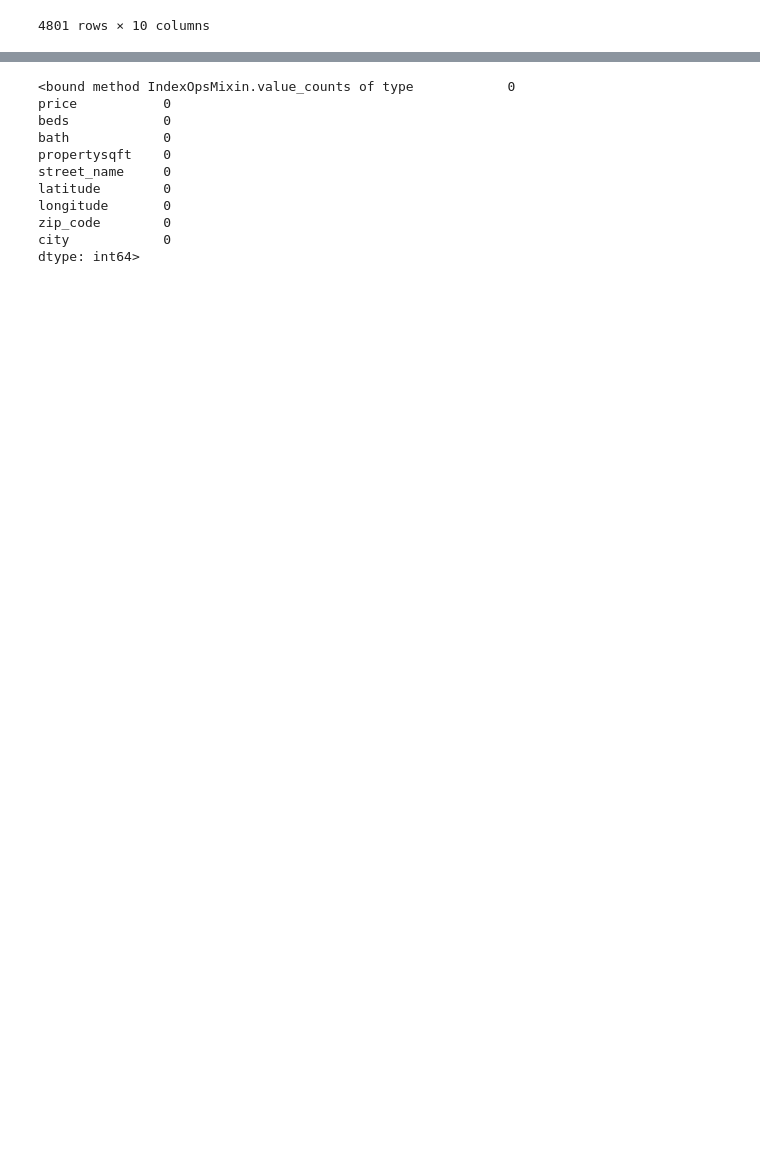
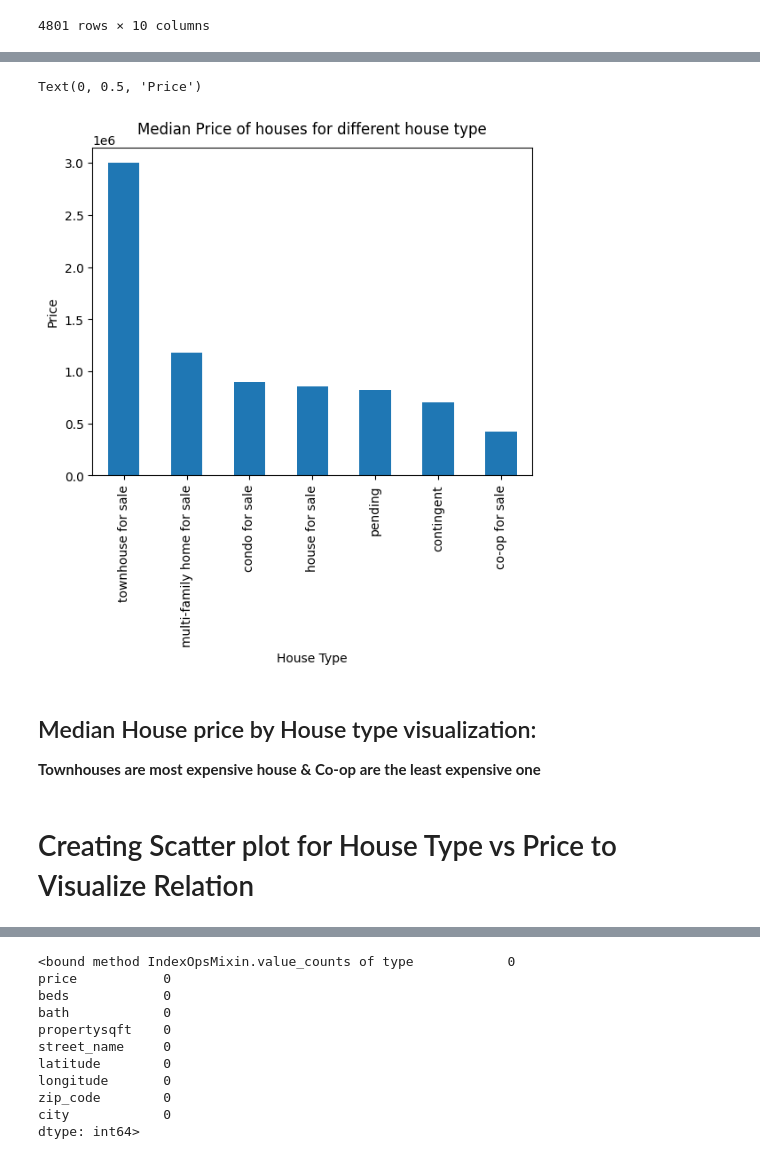
Before and after one commit to samihaque/ny-house-price, a Jupyter notebook: code/data_cleaning.ipynb, the cells around one changed output, grey strips where cells are left out. Drawn from its saved outputs; the diff is of its cells as text; code cells hidden in the pictures; blank space fills up the shorter version.

```diff
--- a/code/data_cleaning.ipynb
+++ b/code/data_cleaning.ipynb
@@ -273,0 +500,3 @@ Text(0, 0.5, 'Number of House')
+# %%
+df_selected = pd.read_csv('../dataset/selected_dataset2.csv')
+df_selected.head()
@@ -273,0 +544,5 @@ Text(0, 0.5, 'Number of House')
+# %%
+# Median house price by different house type
+median_price_type = df_selected.groupby('type')['price'].median().sort_values(ascending=False)
+print('Median Price for House Types  ')
+median_price_type
@@ -273,0 +560,14 @@ Text(0, 0.5, 'Number of House')
+# %%
+# creating a bar graph to median price of house by house type
+median_price_type.plot(kind = 'bar')
+plt.title('Median Price of houses for different house type', y=1.02)
+plt.xlabel('House Type')
+plt.ylabel('Price')
+# %% [output]
+Text(0, 0.5, 'Price')
+[figure, added]
+# %% [markdown]
+## Median House price by House type  visualization:
+**Townhouses are most expensive house & Co-op are the least expensive one**
+# %% [markdown]
+# Creating Scatter plot for House Type vs Price to Visualize Relation
```
Also changed, not shown: parts of 87 cells of this notebook, 25 other files.
